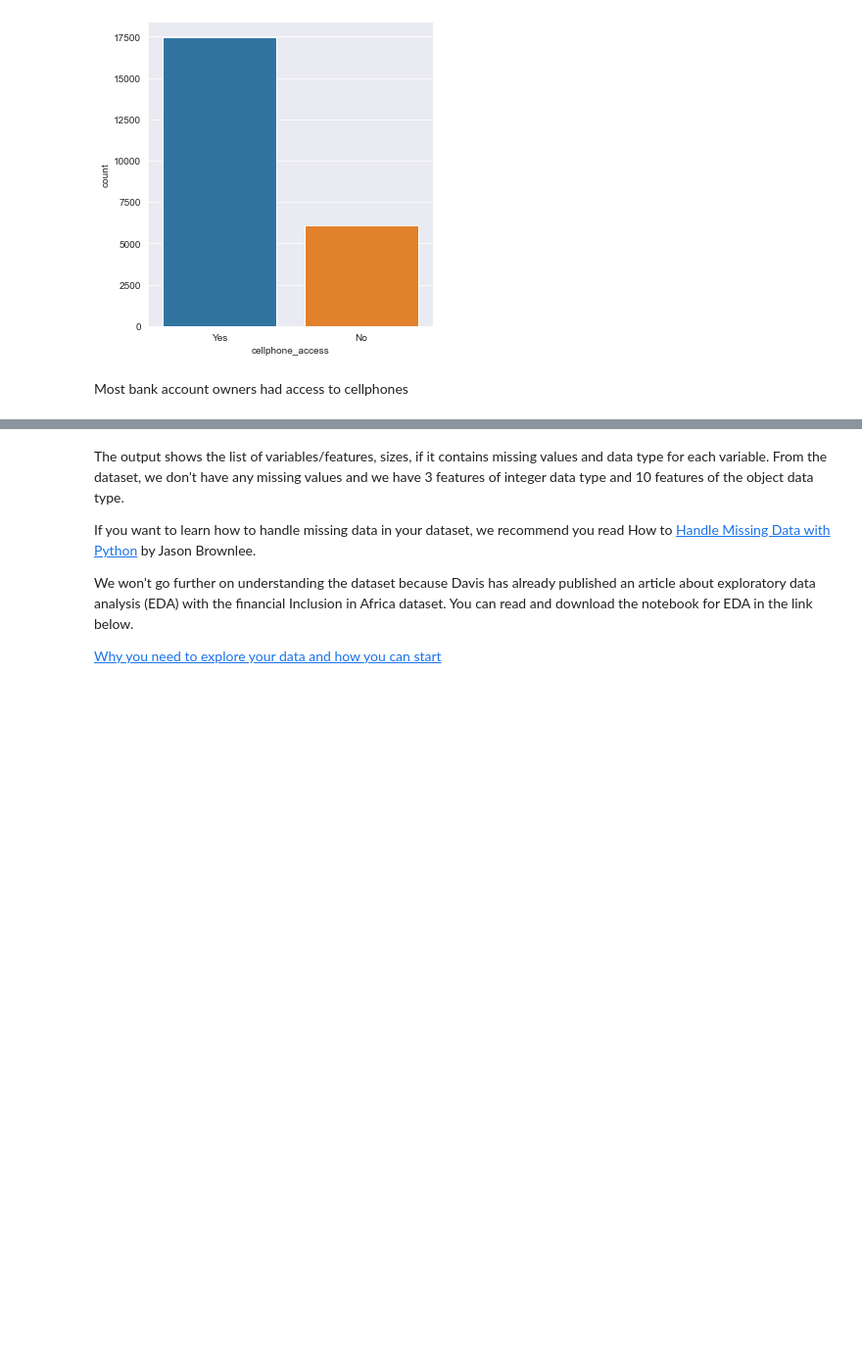
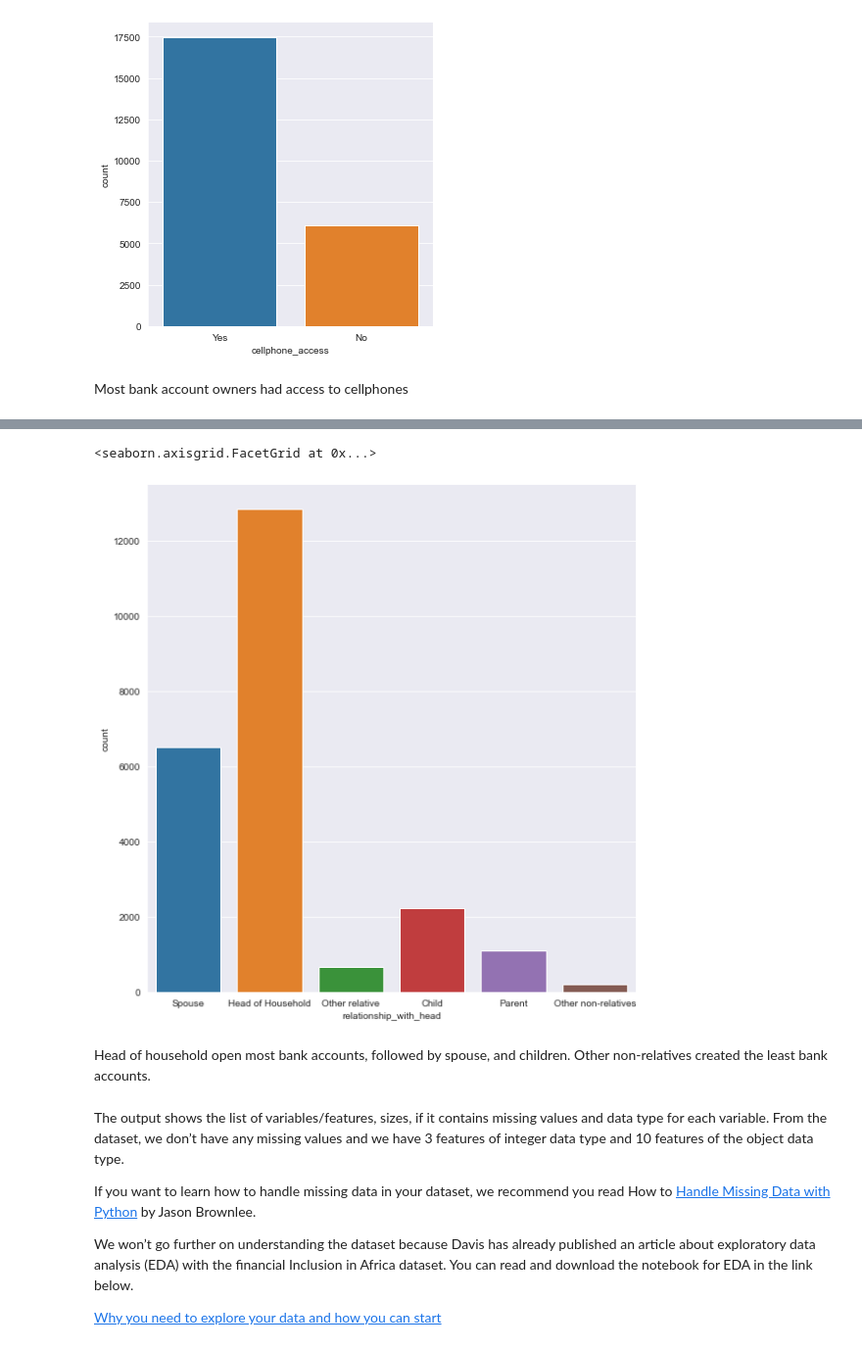
Before and after one commit to Eben-Success/ML_Financial_Inclusion_In_Africa, a Jupyter notebook: StarterNotebook.ipynb, the cells around one changed output, grey strips where cells are left out. Shown: that part at 98% size. Drawn from its saved outputs; the diff is of its cells as text; code cells hidden in the pictures; blank space fills up the shorter version.

```diff
--- a/StarterNotebook.ipynb
+++ b/StarterNotebook.ipynb
@@ -178,0 +195,7 @@ Most bank account owners had access to cellphones
+# %%
+sns.catplot(x="relationship_with_head", kind="count", data=train, height=8)
+# %% [output]
+<seaborn.axisgrid.FacetGrid at 0x...>
+[figure, added]
+# %% [markdown]
+Head of household open most bank accounts, followed by spouse, and children. Other non-relatives created the least bank accounts.
```
Also changed, not shown: parts of 4 cells of this notebook.
